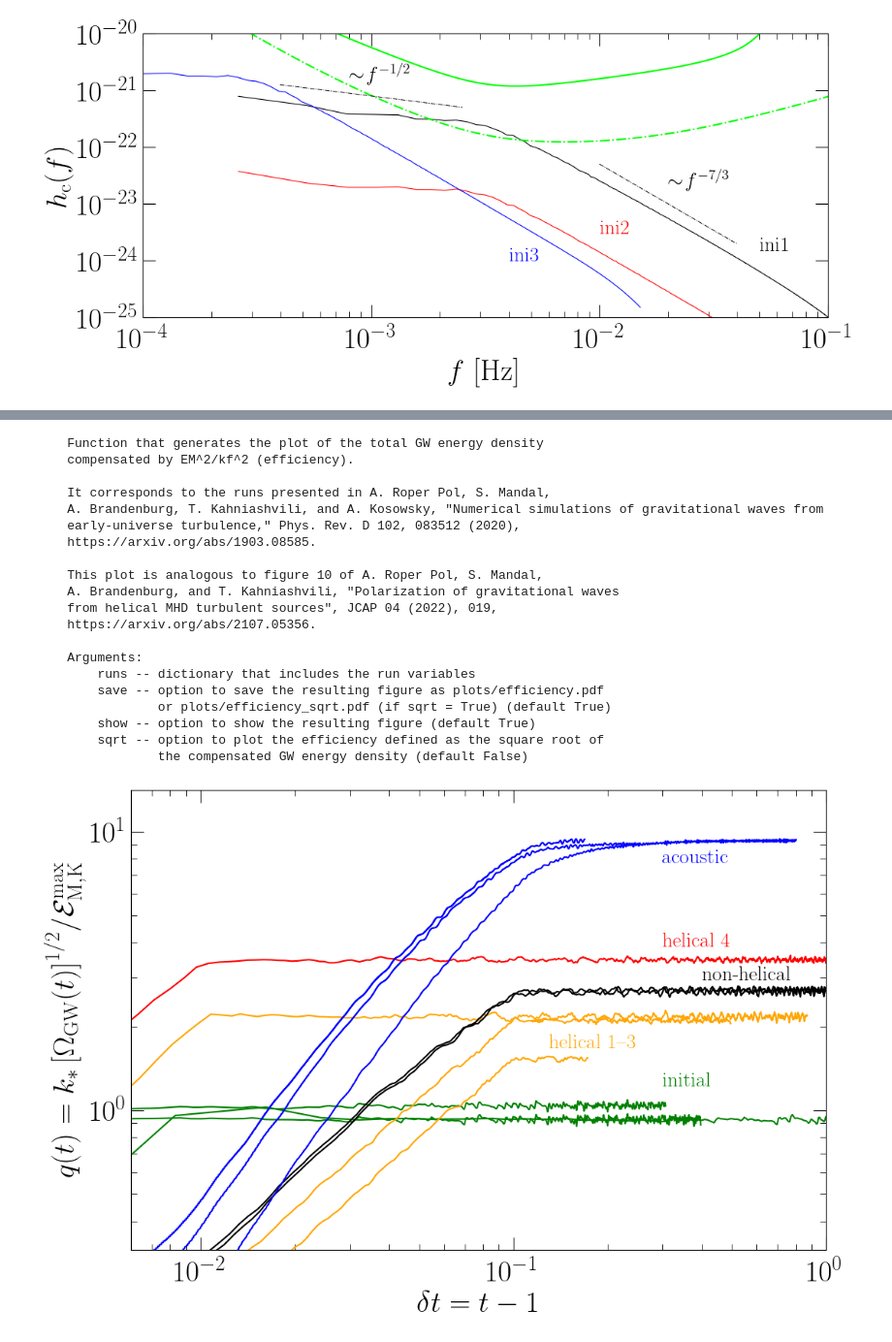
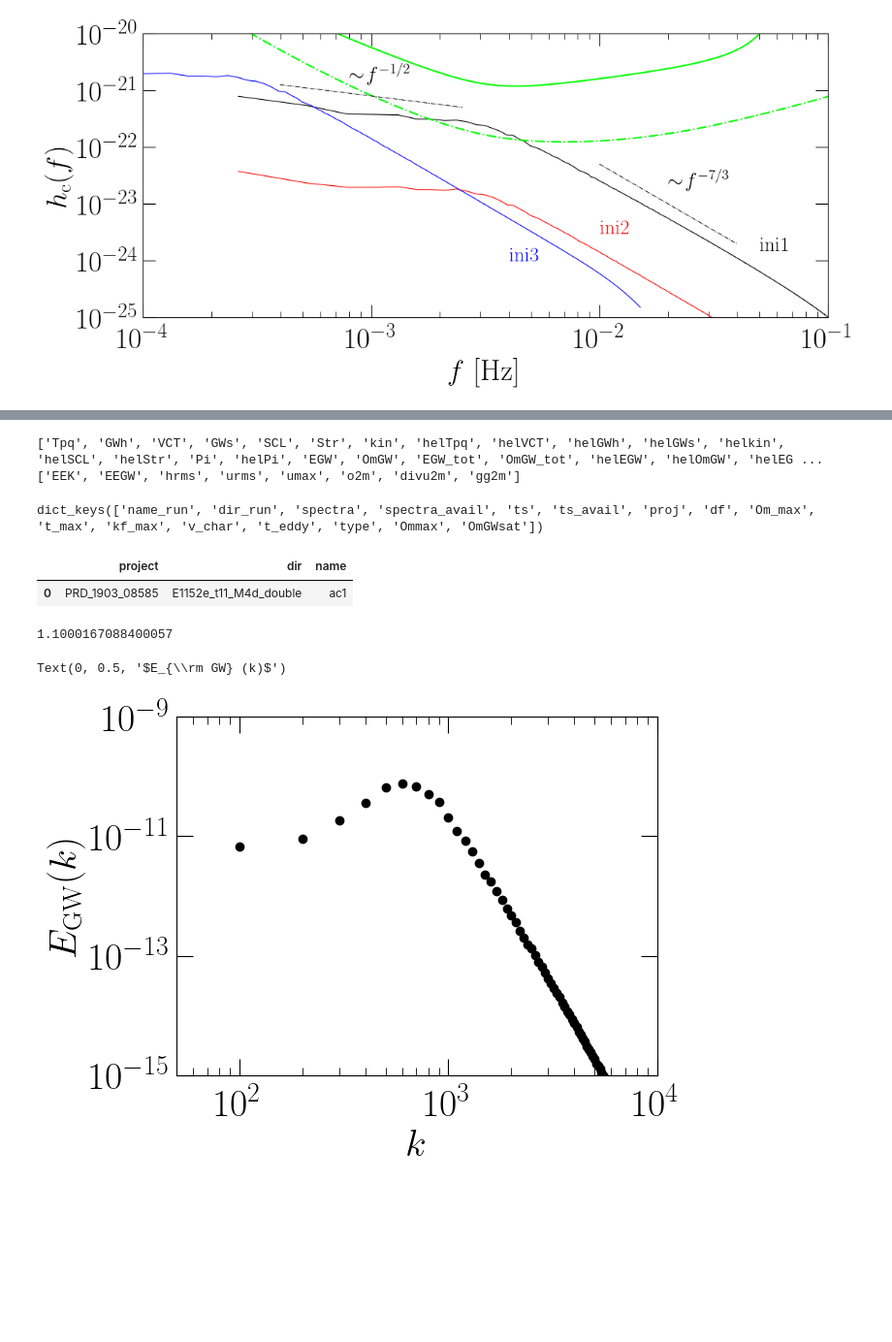
Before and after one commit to AlbertoRoper/cosmoGW, a Jupyter notebook: PRD_1903_08585/results_PRD_1903_08585.ipynb, the cells around one changed output, grey strips where cells are left out. Shown at 97% size. Drawn from its saved outputs; the diff is of its cells as text; code cells hidden in the pictures; blank space fills up the shorter version.

```diff
--- a/PRD_1903_08585/results_PRD_1903_08585.ipynb
+++ b/PRD_1903_08585/results_PRD_1903_08585.ipynb
@@ -162,4 +266,5 @@ res.plot_OmGW_hc_vs_f_ini(runs, Td=4, SNR=10)
 # %%
-print(res.plot_OmMK_OmGW_vs_t.__doc__)
-res.plot_OmMK_OmGW_vs_t(runs, save=True)
+# set quiet to False for additional output while reading
+runs = r.initialize_runs(quiet=True, load=True,
+                         char=read, project='PRD_1903_08585')
 # %% [output]
@@ -245,25 +287,38 @@ res.plot_EGW_vs_k_initial_ts(runs, save=True)
-# %%
-print(res.plot_efficiency.__doc__)
-res.plot_efficiency(runs, save=True, sqrt=True)
-# %% [output]
-    Function that generates the plot of the total GW energy density
-    compensated by EM^2/kf^2 (efficiency).
-
-    It corresponds to the runs presented in A. Roper Pol, S. Mandal,
-    A. Brandenburg, T. Kahniashvili, and A. Kosowsky, "Numerical simulations of gravitational waves from
-    early-universe turbulence," Phys. Rev. D 102, 083512 (2020),
-    https://arxiv.org/abs/1903.08585.
-
-    This plot is analogous to figure 10 of A. Roper Pol, S. Mandal,
-    A. Brandenburg, and T. Kahniashvili, "Polarization of gravitational waves
-    from helical MHD turbulent sources", JCAP 04 (2022), 019,
-    https://arxiv.org/abs/2107.05356.
-
-    Arguments:
-        runs -- dictionary that includes the run variables
-        save -- option to save the resulting figure as plots/efficiency.pdf
-                or plots/efficiency_sqrt.pdf (if sqrt = True) (default True)
-        show -- option to show the resulting figure (default True)
-        sqrt -- option to plot the efficiency defined as the square root of
-                the compensated GW energy density (default False)
-[figure, removed]
+# %%
+run = runs.get('ac1')
+print(run.spectra_avail)
+print(run.ts_avail)
+# %% [output]
+['Tpq', 'GWh', 'VCT', 'GWs', 'SCL', 'Str', 'kin', 'helTpq', 'helVCT', 'helGWh', 'helGWs', 'helkin', 'helSCL', 'helStr', 'Pi', 'helPi', 'EGW', 'OmGW', 'EGW_tot', 'OmGW_tot', 'helEGW', 'helOmGW', 'helEG ...
+['EEK', 'EEGW', 'hrms', 'urms', 'umax', 'o2m', 'divu2m', 'gg2m']
+# %%
+run.__dict__.keys()
+# %% [output]
+dict_keys(['name_run', 'dir_run', 'spectra', 'spectra_avail', 'ts', 'ts_avail', 'proj', 'df', 'Om_max', 't_max', 'kf_max', 'v_char', 't_eddy', 'type', 'Ommax', 'OmGWsat'])
+# %%
+run.df
+# %% [output]
+|  | project | dir | name |
+| 0 | PRD_1903_08585 | E1152e_t11_M4d_double | ac1 |
+# %%
+k = run.spectra.get('k')
+EGW = run.spectra.get('EGW')
+t = run.spectra.get('t_EGW')
+indt = 10
+
+print(t[indt])
+
+plt.plot(k, EGW[indt, :], 'o', color='black')
+plt.loglog()
+plt.xlim(5e1, 1e4)
+plt.ylim(1e-15, 1e-9)
+
+import plot_sets
+plot_sets.axes_lines()
+
+plt.xlabel(r'$k$')
+plt.ylabel(r'$E_{\rm GW} (k)$')
+# %% [output]
+1.1000167088400057
+Text(0, 0.5, '$E_{\\rm GW} (k)$')
+[figure, added]
```
Also changed, not shown: parts of 11 cells of this notebook, 2 other files.
